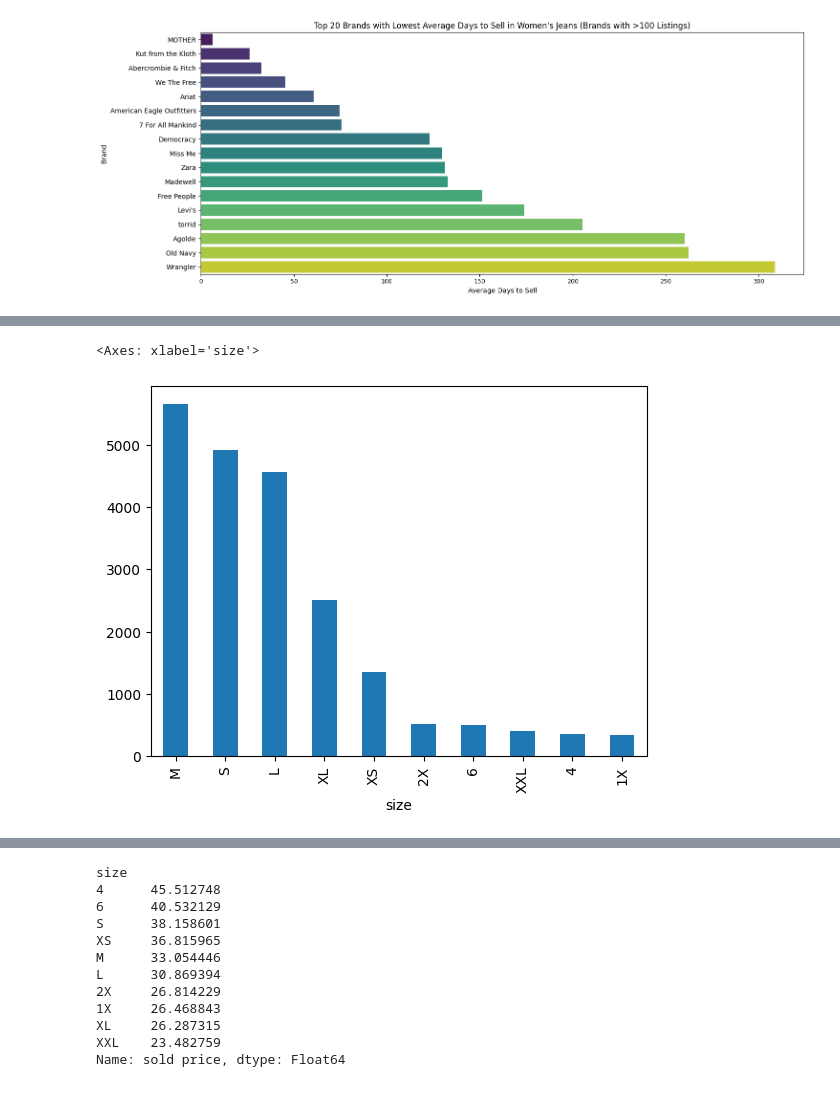
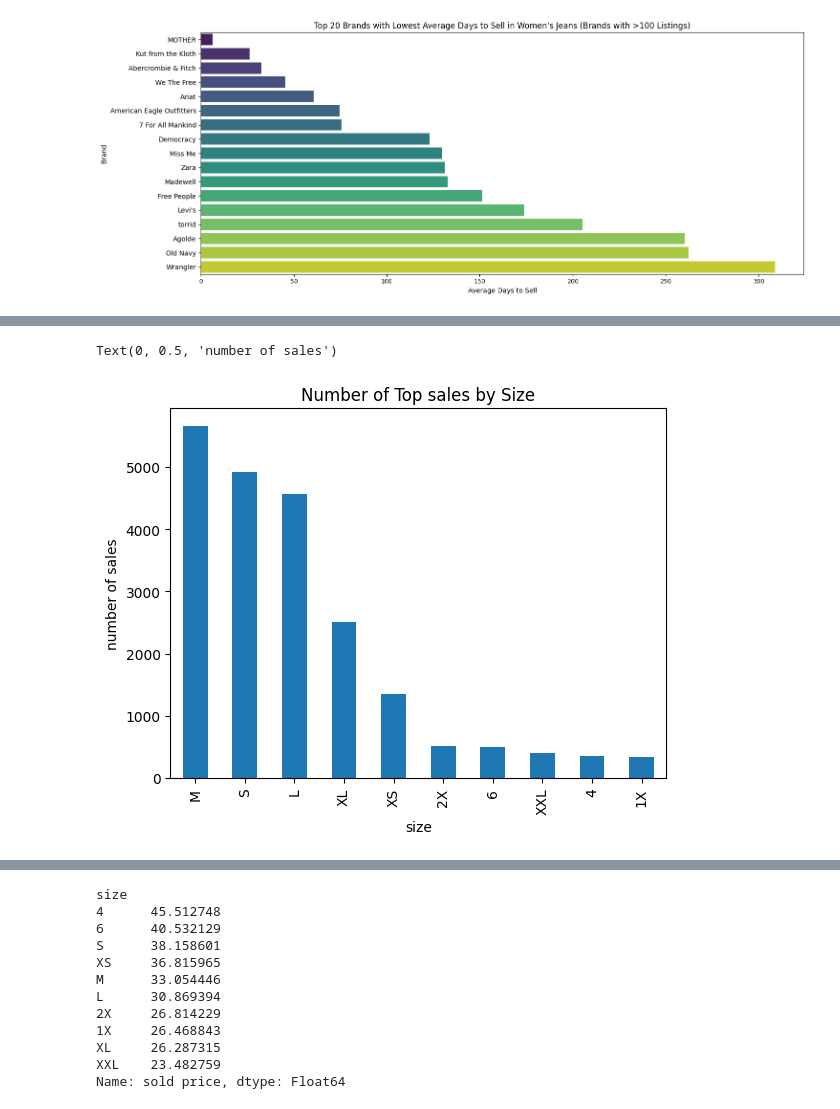
Before and after one commit to its-melina/Poshmark-Analytics, a Jupyter notebook: EDA.ipynb, the cells around one changed output, grey strips where cells are left out. Saved outputs shown, nothing was run; the diff lists cells and outputs as text; code cells hidden in the pictures.

```diff
--- a/EDA.ipynb
+++ b/EDA.ipynb
@@ -225,8 +229,12 @@ avg_days_to_sell_by_brand(remove_outliers_iqr(jeans, 'days to sell'), 20, 100, '
 # %%
-size_counts = tops['size'].value_counts()[:10]
+size_counts = tops['size'].value_counts()
+top_10_size_counts = size_counts[:10]
 top_10_sizes = tops[tops['size'].isin(size_counts.index)]
-# %%
-size_counts.plot(kind='bar')
-# %% [output]
-<Axes: xlabel='size'>
-[figure, removed]
+# %%
+top_10_size_counts.plot(kind='bar')
+
+plt.title('Number of Top sales by Size')
+plt.ylabel('number of sales')
+# %% [output]
+Text(0, 0.5, 'number of sales')
+[figure, added]
```
Also changed, not shown: parts of 6 cells of this notebook.
